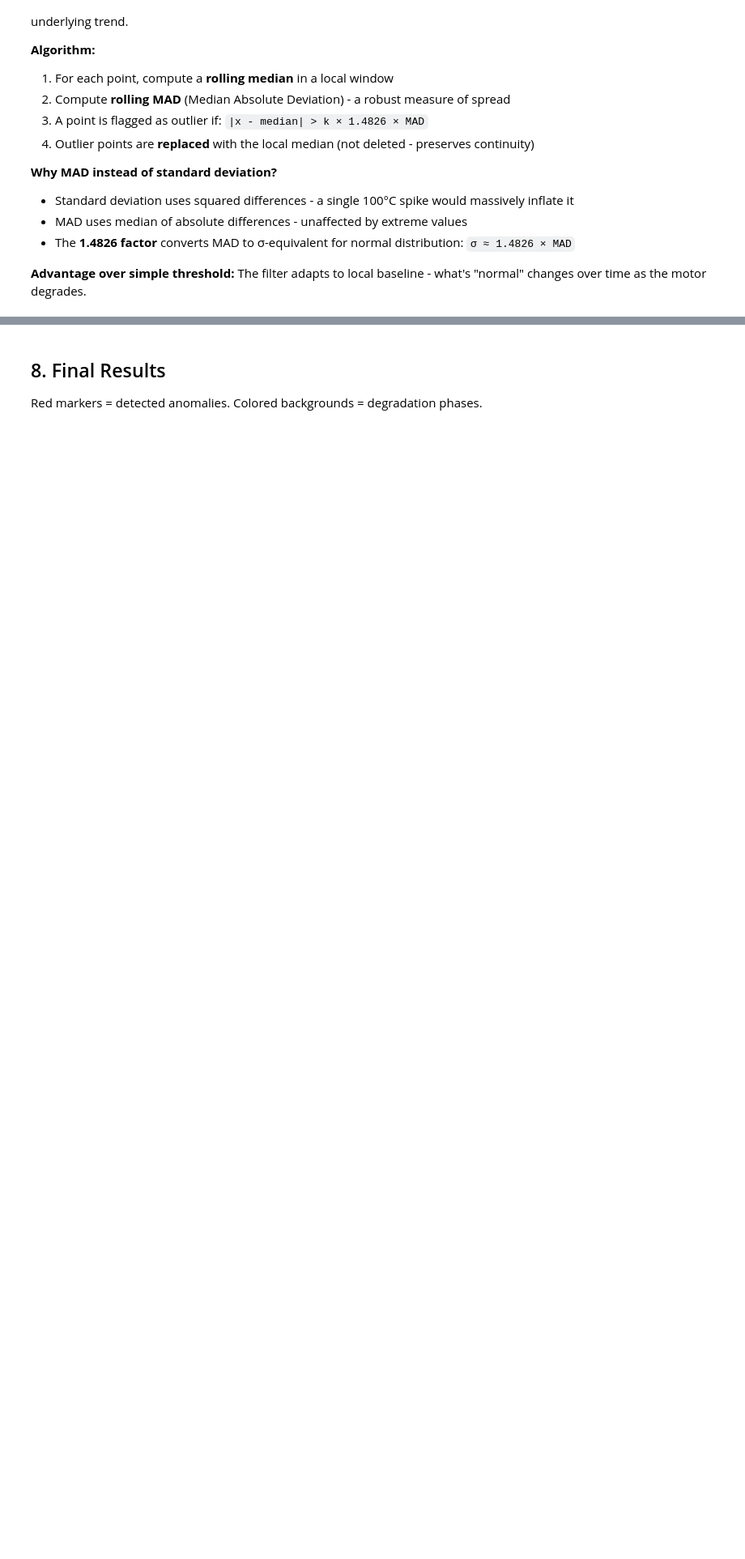
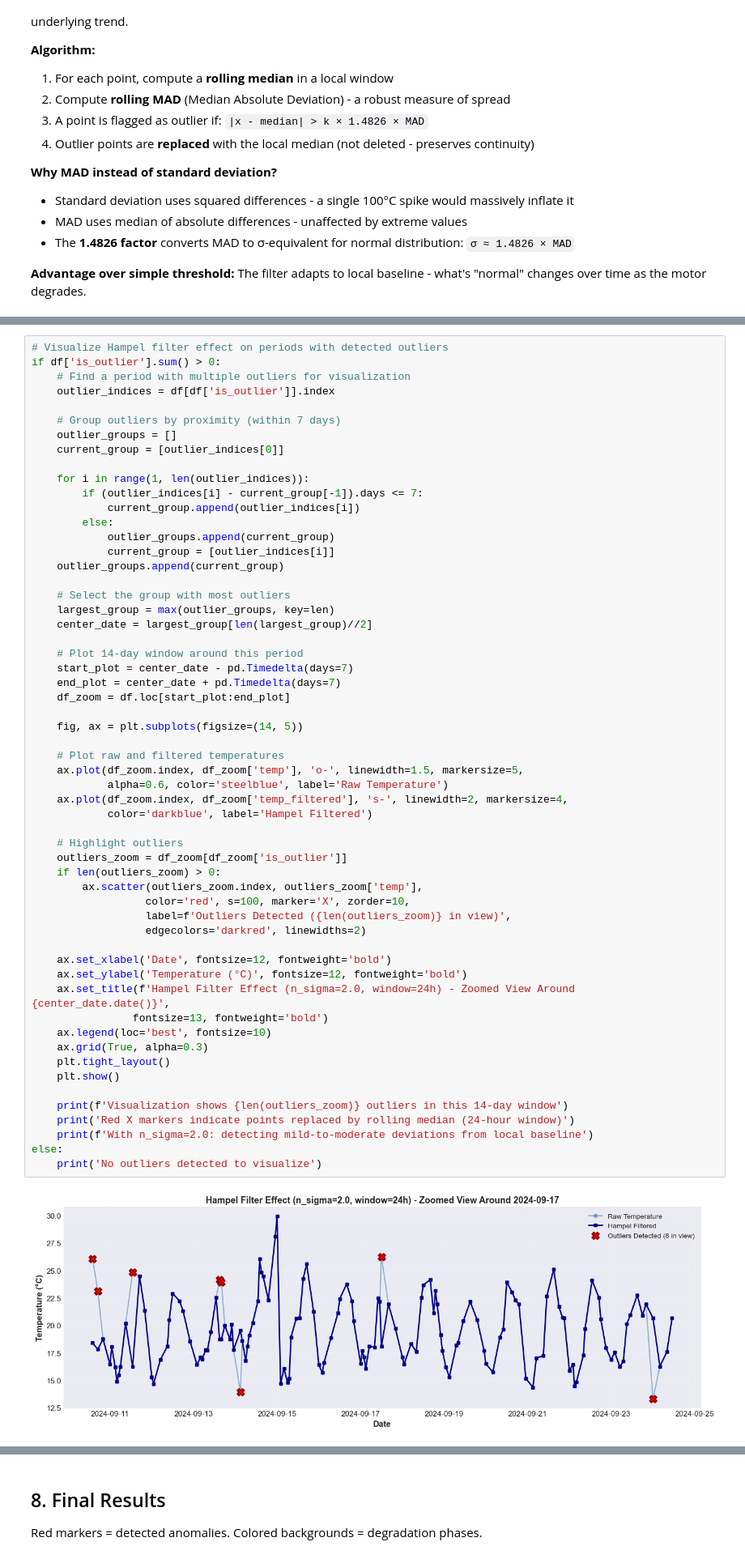
Before and after one commit to PrArgs/prompt_engineer_home_assignment, a Jupyter notebook: skf_ha/home_assignment_final.ipynb, the cells around one changed output, grey strips where cells are left out. Shown at 81% size. Saved outputs shown, nothing was run; the diff lists cells and outputs as text; blank space fills up the shorter version.

```diff
--- a/skf_ha/home_assignment_final.ipynb
+++ b/skf_ha/home_assignment_final.ipynb
@@ -193,0 +241,59 @@ Outliers removed: 1 (0.0%)
+# %%
+# Visualize Hampel filter effect on periods with detected outliers
+if df['is_outlier'].sum() > 0:
+    # Find a period with multiple outliers for visualization
+    outlier_indices = df[df['is_outlier']].index
+
+    # Group outliers by proximity (within 7 days)
+    outlier_groups = []
+    current_group = [outlier_indices[0]]
+
+    for i in range(1, len(outlier_indices)):
+        if (outlier_indices[i] - current_group[-1]).days <= 7:
+            current_group.append(outlier_indices[i])
+        else:
+            outlier_groups.append(current_group)
+            current_group = [outlier_indices[i]]
+    outlier_groups.append(current_group)
+
+    # Select the group with most outliers
+    largest_group = max(outlier_groups, key=len)
+    center_date = largest_group[len(largest_group)//2]
+
+    # Plot 14-day window around this period
+    start_plot = center_date - pd.Timedelta(days=7)
+    end_plot = center_date + pd.Timedelta(days=7)
+    df_zoom = df.loc[start_plot:end_plot]
+
+    fig, ax = plt.subplots(figsize=(14, 5))
+
+    # Plot raw and filtered temperatures
+    ax.plot(df_zoom.index, df_zoom['temp'], 'o-', linewidth=1.5, markersize=5,
+            alpha=0.6, color='steelblue', label='Raw Temperature')
+    ax.plot(df_zoom.index, df_zoom['temp_filtered'], 's-', linewidth=2, markersize=4,
+            color='darkblue', label='Hampel Filtered')
+
+    # Highlight outliers
+    outliers_zoom = df_zoom[df_zoom['is_outlier']]
+    if len(outliers_zoom) > 0:
+        ax.scatter(outliers_zoom.index, outliers_zoom['temp'],
+                  color='red', s=100, marker='X', zorder=10,
+                  label=f'Outliers Detected ({len(outliers_zoom)} in view)',
+                  edgecolors='darkred', linewidths=2)
+
+    ax.set_xlabel('Date', fontsize=12, fontweight='bold')
+    ax.set_ylabel('Temperature (°C)', fontsize=12, fontweight='bold')
+    ax.set_title(f'Hampel Filter Effect (n_sigma=2.0, window=24h) - Zoomed View Around {center_date.date()}',
+                fontsize=13, fontweight='bold')
+    ax.legend(loc='best', fontsize=10)
+    ax.grid(True, alpha=0.3)
+    plt.tight_layout()
+    plt.show()
+
+    print(f'Visualization shows {len(outliers_zoom)} outliers in this 14-day window')
+    print('Red X markers indicate points replaced by rolling median (24-hour window)')
+    print(f'With n_sigma=2.0: detecting mild-to-moderate deviations from local baseline')
+else:
+    print('No outliers detected to visualize')
+# %% [output]
+[figure, added]
```
Also changed, not shown: parts of 17 cells of this notebook.
